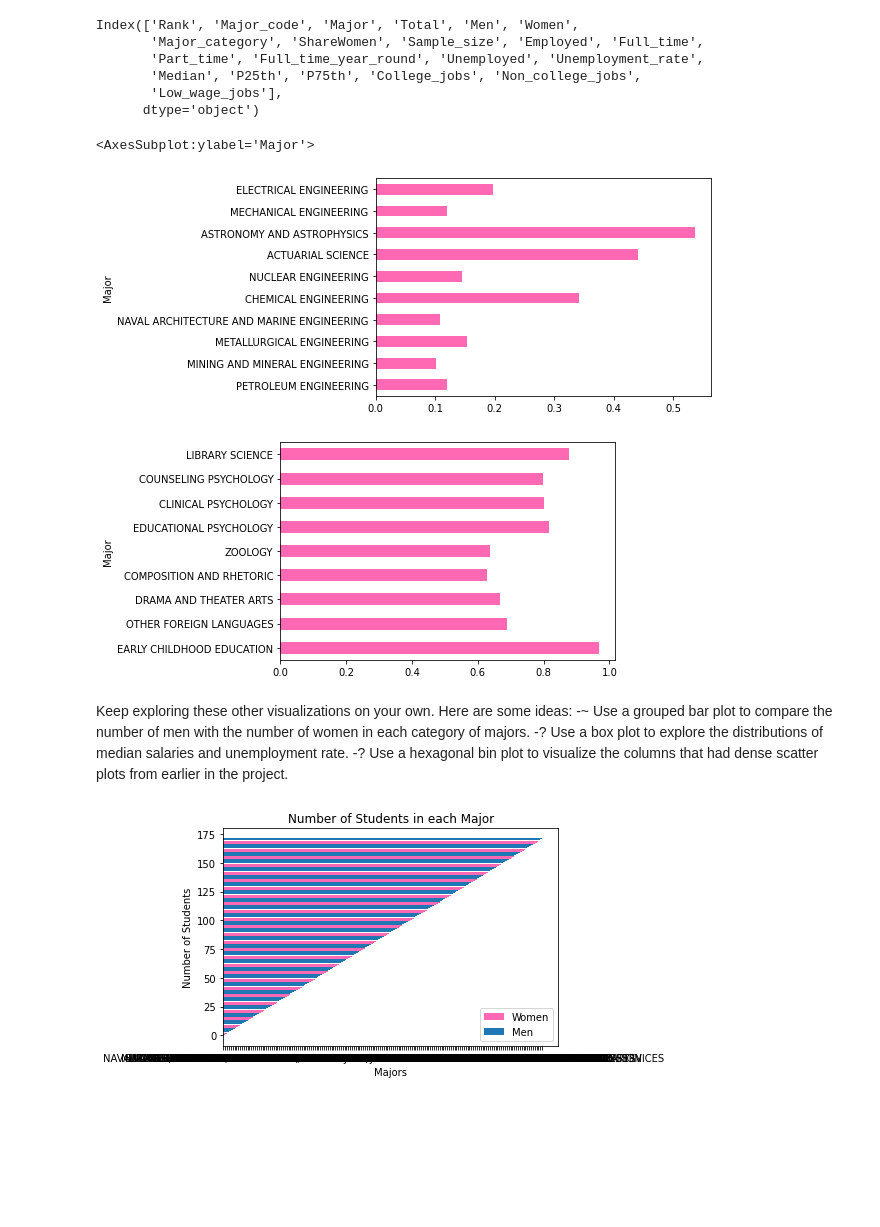
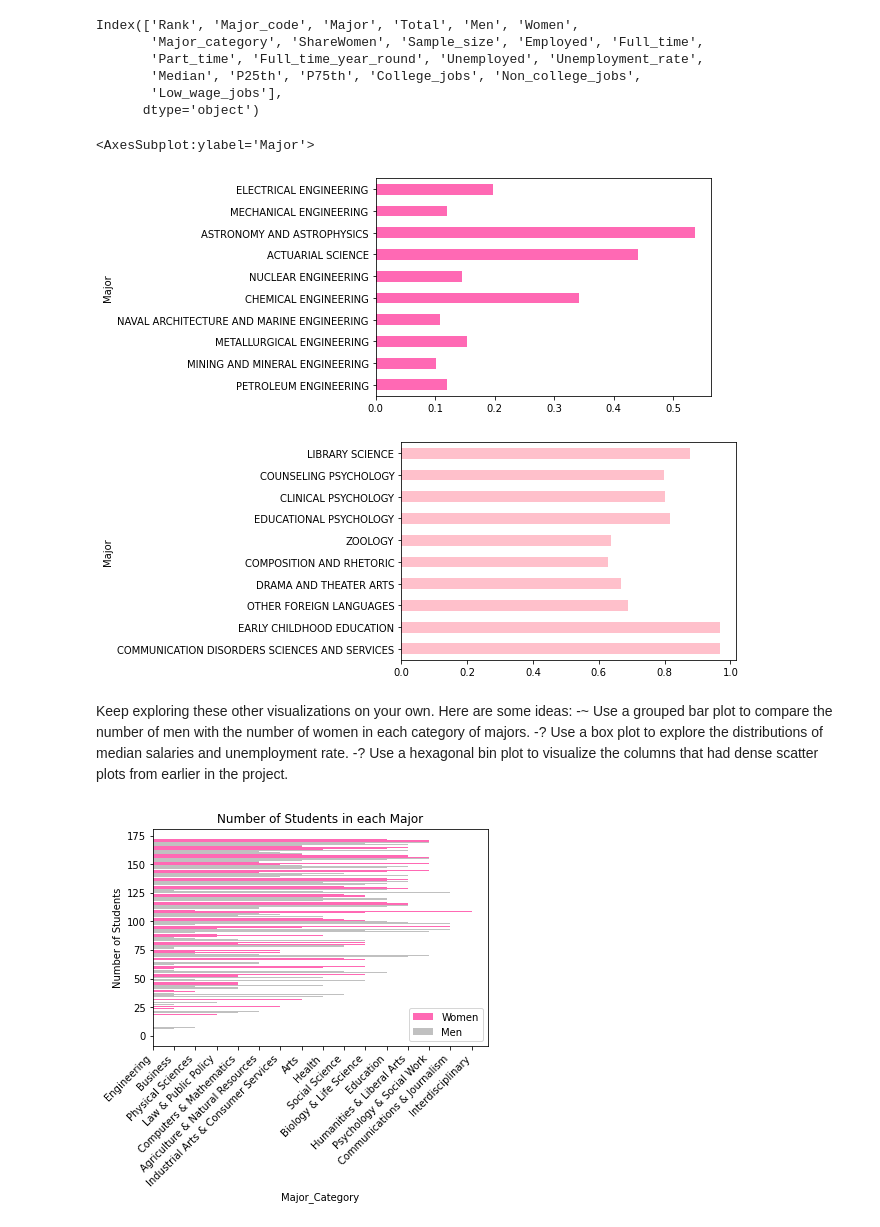
Before and after one commit to jjpal/practice_projects, a Jupyter notebook: Visualization/Visualizing Earnings Based On College Majors Basics.ipynb, the cells around one changed output. Saved outputs shown, nothing was run; the diff lists cells and outputs as text; code cells hidden in the pictures; blank space fills up the shorter version.

Commit message:
added a few more charts and adding Readme for next project

```diff
--- a/Visualization/Visualizing Earnings Based On College Majors Basics.ipynb
+++ b/Visualization/Visualizing Earnings Based On College Majors Basics.ipynb
@@ -300,11 +272,11 @@ Index(['Rank', 'Major_code', 'Major', 'Total', 'Men', 'Women',
       dtype='object')
 # %%
 recent_grads[:10].plot.barh(x='Major', y='ShareWomen', legend = False, color = "hotpink") # first 10
-recent_grads[163:].plot.barh(x='Major', y='ShareWomen', legend = False, color = "hotpink") # last 10
+recent_grads[163:].plot.barh(x='Major', y='ShareWomen', legend = False, color = "pink") # last 10
 # %% [output]
 <AxesSubplot:ylabel='Major'>
 [figure]
-[figure, old version]
+[figure, new version]
 # %% [markdown]
 Keep exploring these other visualizations on your own. Here are some ideas:
 -~ Use a grouped bar plot to compare the number of men with the number of women in each category of majors.
@@ -315,18 +287,18 @@ Keep exploring these other visualizations on your own. Here are some ideas:
 
 Ywomen = recent_grads['Women']
 Zmen = recent_grads['Men']
-Major = recent_grads['Major']
+Major = recent_grads['Major_category']
 
 X_axis = np.arange(cleaned_data_count)
 
 plt.barh(X_axis - 0.2, Major, 0.5, label='Women', color = "hotpink")
-plt.barh(X_axis + 0.2, Major, 0.5, label='Men')
+plt.barh(X_axis + 0.2, Major, 0.5, label='Men',  color = "silver")
 
-#plt.xticks(X_axis, X)
-plt.xlabel("Majors")
+plt.xlabel("Major_Category")
 plt.ylabel("Number of Students")
 plt.title("Number of Students in each Major")
 plt.legend()
+plt.xticks(rotation=45, ha='right')
 plt.show()
 # %% [output]
-[figure, old version]
+[figure, new version]
```
Also changed, not shown: parts of 14 cells of this notebook, 1 other file.
